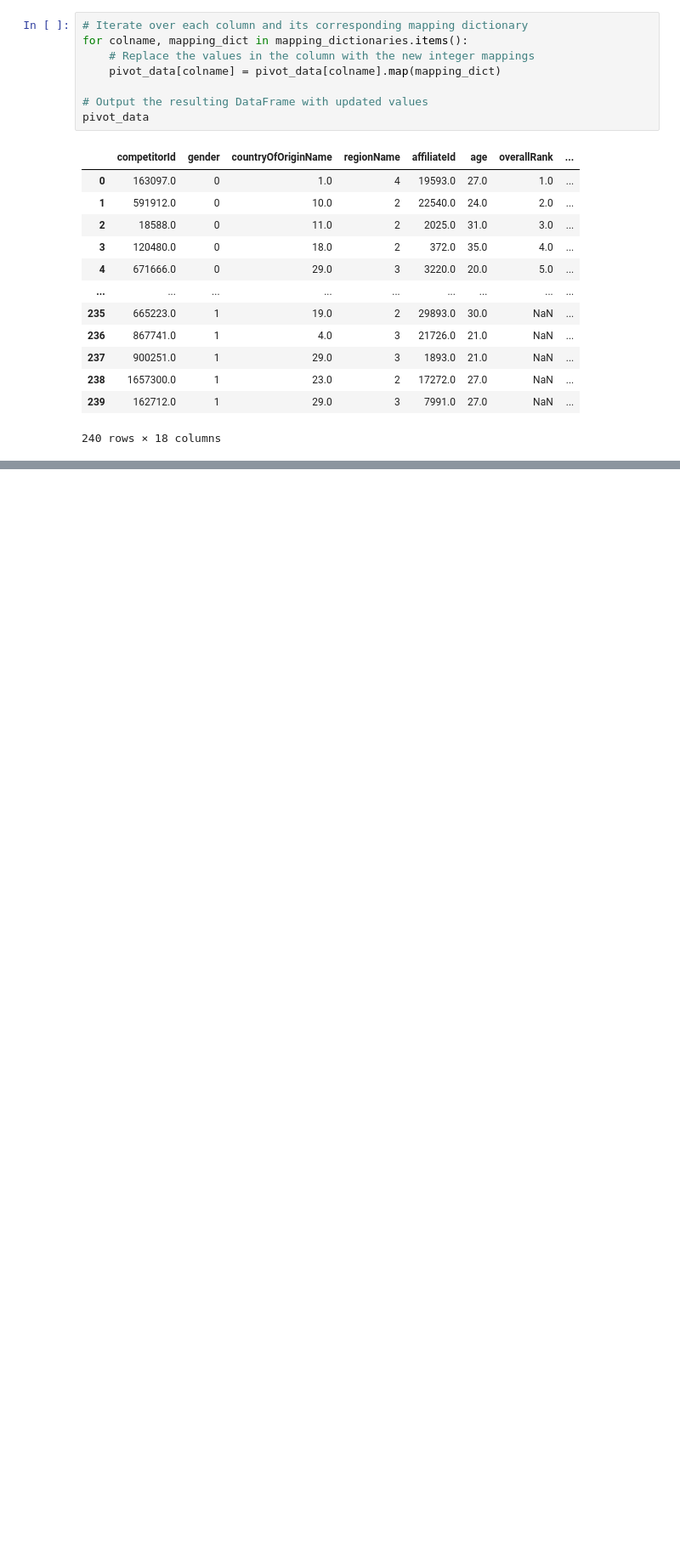
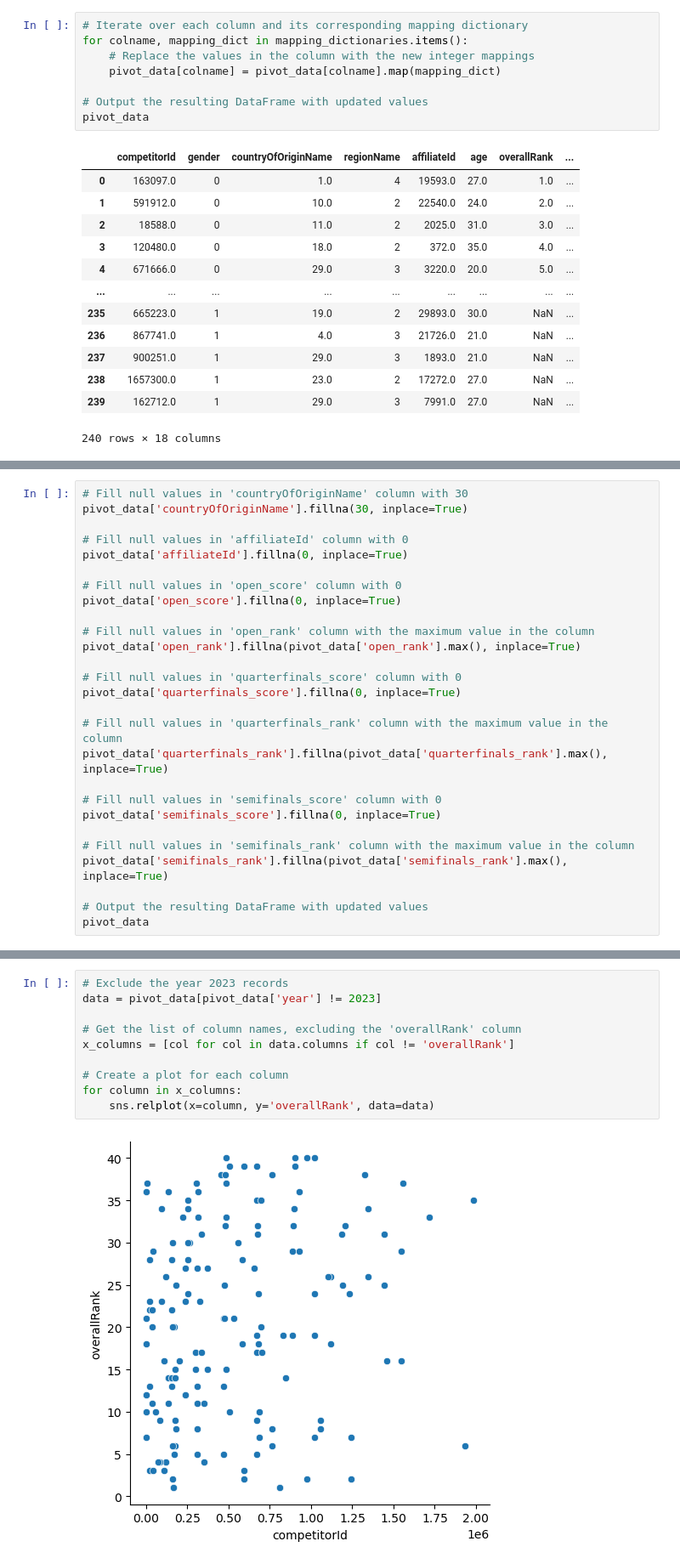
Before and after one commit to tgomesjuliana/ds-crossfit-games-competitions, a Jupyter notebook: feature_engineering.ipynb, the cells around one changed output, grey strips where cells are left out. Shown at 85% size. Cells and saved outputs as stored; diff of their text form; blank space fills up the shorter version.

```diff
--- a/feature_engineering.ipynb
+++ b/feature_engineering.ipynb
@@ -154,0 +157,27 @@ pivot_data
+# %%
+# Fill null values in 'countryOfOriginName' column with 30
+pivot_data['countryOfOriginName'].fillna(30, inplace=True)
+
+# Fill null values in 'affiliateId' column with 0
+pivot_data['affiliateId'].fillna(0, inplace=True)
+
+# Fill null values in 'open_score' column with 0
+pivot_data['open_score'].fillna(0, inplace=True)
+
+# Fill null values in 'open_rank' column with the maximum value in the column
+pivot_data['open_rank'].fillna(pivot_data['open_rank'].max(), inplace=True)
+
+# Fill null values in 'quarterfinals_score' column with 0
+pivot_data['quarterfinals_score'].fillna(0, inplace=True)
+
+# Fill null values in 'quarterfinals_rank' column with the maximum value in the column
+pivot_data['quarterfinals_rank'].fillna(pivot_data['quarterfinals_rank'].max(), inplace=True)
+
+# Fill null values in 'semifinals_score' column with 0
+pivot_data['semifinals_score'].fillna(0, inplace=True)
+
+# Fill null values in 'semifinals_rank' column with the maximum value in the column
+pivot_data['semifinals_rank'].fillna(pivot_data['semifinals_rank'].max(), inplace=True)
+
+# Output the resulting DataFrame with updated values
+pivot_data
@@ -154,0 +246,12 @@ pivot_data
+# %%
+# Exclude the year 2023 records
+data = pivot_data[pivot_data['year'] != 2023]
+
+# Get the list of column names, excluding the 'overallRank' column
+x_columns = [col for col in data.columns if col != 'overallRank']
+
+# Create a plot for each column
+for column in x_columns:
+    sns.relplot(x=column, y='overallRank', data=data)
+# %% [output]
+[figure, added]
```
Also changed, not shown: parts of 6 cells of this notebook.
